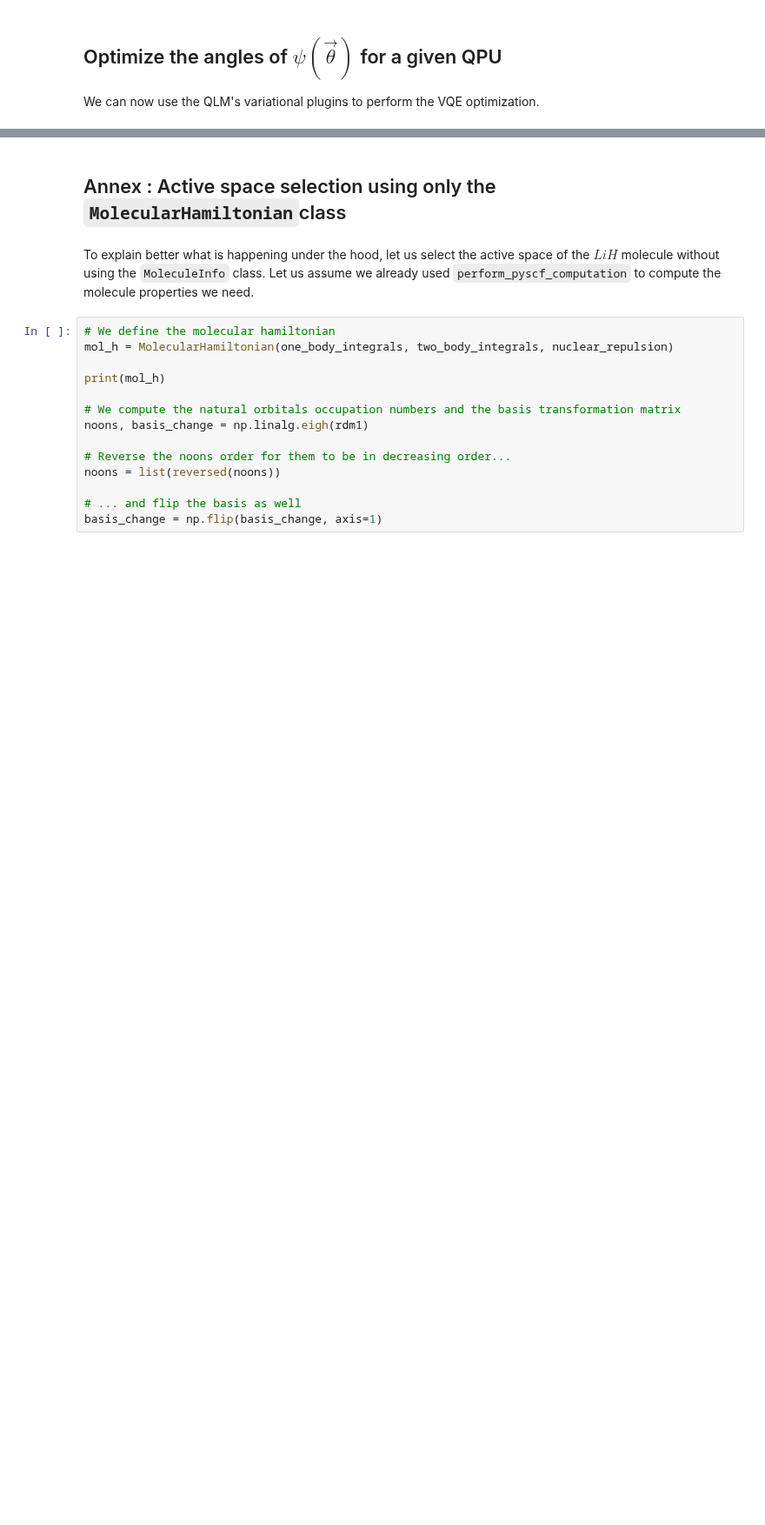
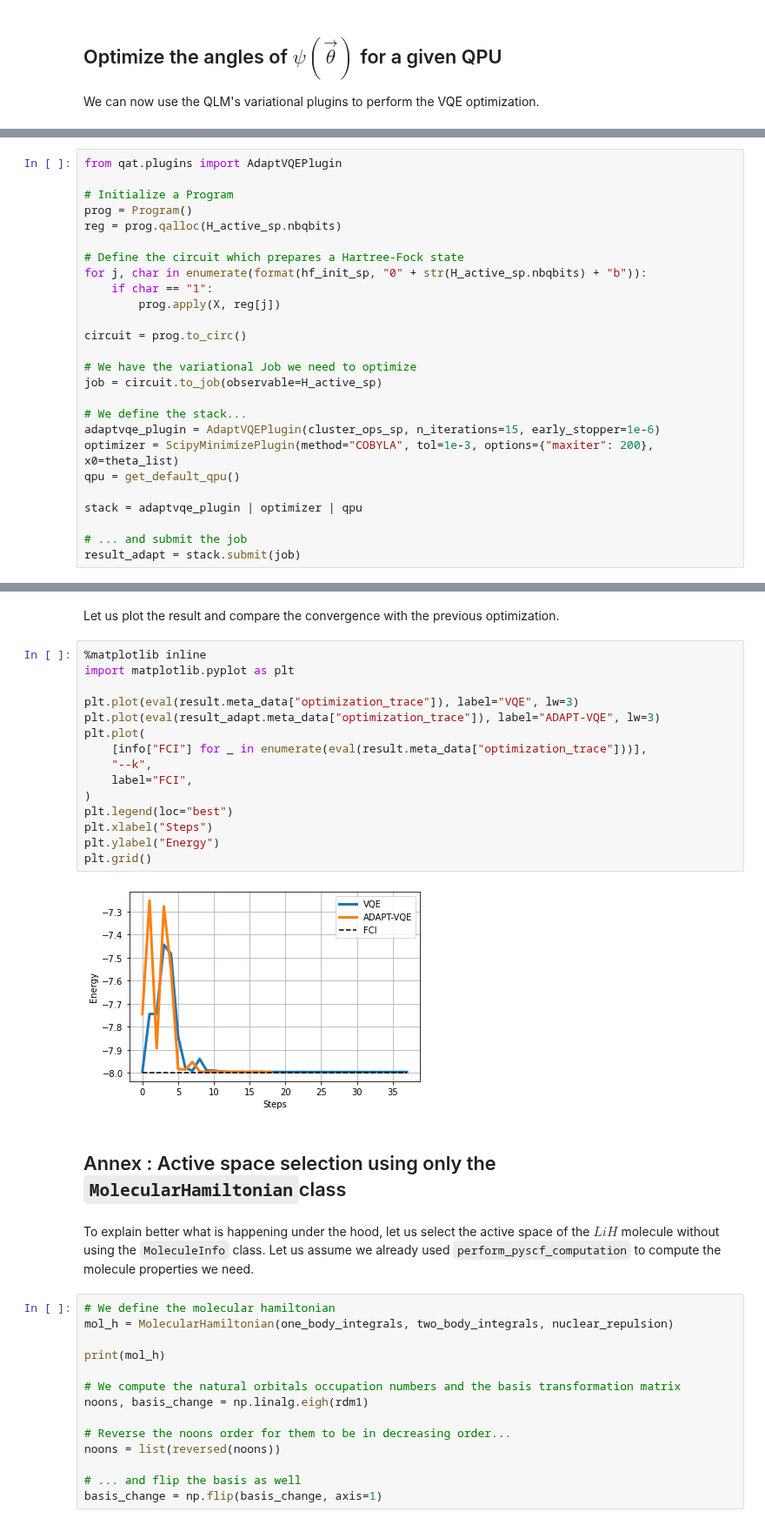
Before and after one commit to myQLM/myqlm-fermion, a Jupyter notebook: doc/notebooks/qat_fermion_vqe_ucc_example_2_lih.ipynb, the cells around one changed output, grey strips where cells are left out. Shown at 87% size. Drawn from its saved outputs; the diff is of its cells as text; blank space fills up the shorter version.

```diff
--- a/doc/notebooks/qat_fermion_vqe_ucc_example_2_lih.ipynb
+++ b/doc/notebooks/qat_fermion_vqe_ucc_example_2_lih.ipynb
@@ -247,0 +254,26 @@ plt.grid()
+# %%
+from qat.plugins import AdaptVQEPlugin
+
+# Initialize a Program
+prog = Program()
+reg = prog.qalloc(H_active_sp.nbqbits)
+
+# Define the circuit which prepares a Hartree-Fock state
+for j, char in enumerate(format(hf_init_sp, "0" + str(H_active_sp.nbqbits) + "b")):
+    if char == "1":
+        prog.apply(X, reg[j])
+
+circuit = prog.to_circ()
+
+# We have the variational Job we need to optimize
+job = circuit.to_job(observable=H_active_sp)
+
+# We define the stack...
+adaptvqe_plugin = AdaptVQEPlugin(cluster_ops_sp, n_iterations=15, early_stopper=1e-6)
+optimizer = ScipyMinimizePlugin(method="COBYLA", tol=1e-3, options={"maxiter": 200}, x0=theta_list)
+qpu = get_default_qpu()
+
+stack = adaptvqe_plugin | optimizer | qpu
+
+# ... and submit the job
+result_adapt = stack.submit(job)
@@ -248,3 +289,22 @@ plt.grid()
+# %% [markdown]
+Let us plot the result and compare the convergence with the previous optimization.
+# %%
+%matplotlib inline
+import matplotlib.pyplot as plt
+
+plt.plot(eval(result.meta_data["optimization_trace"]), label="VQE", lw=3)
+plt.plot(eval(result_adapt.meta_data["optimization_trace"]), label="ADAPT-VQE", lw=3)
+plt.plot(
+    [info["FCI"] for _ in enumerate(eval(result.meta_data["optimization_trace"]))],
+    "--k",
+    label="FCI",
+)
+plt.legend(loc="best")
+plt.xlabel("Steps")
+plt.ylabel("Energy")
+plt.grid()
+# %% [output]
+[figure, added]
 # %% [markdown]
 ## Annex : Active space selection using only the `MolecularHamiltonian`class
 # %% [markdown]
```
Also changed, not shown: parts of 11 cells of this notebook, 16 other files.
